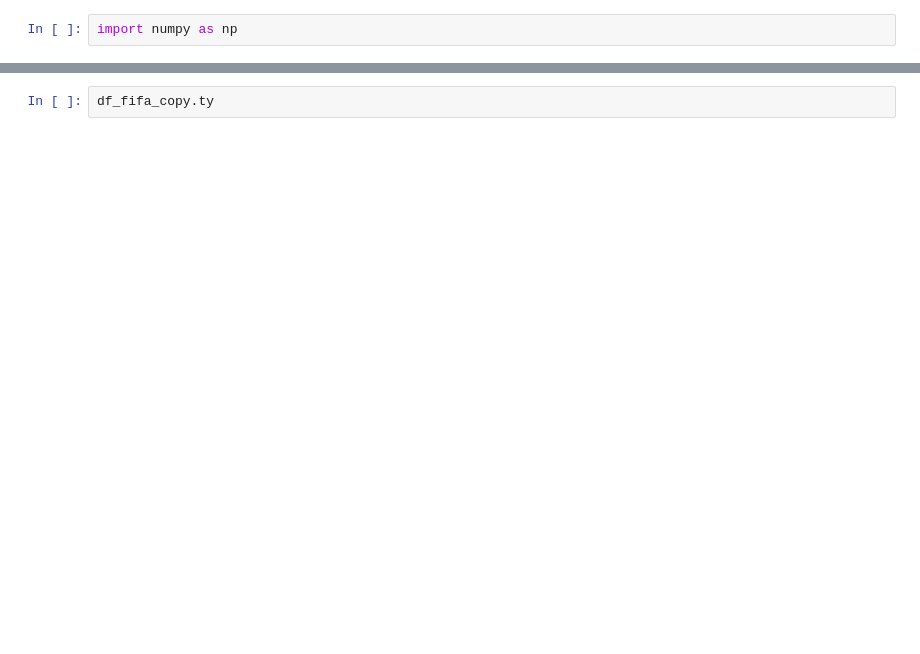
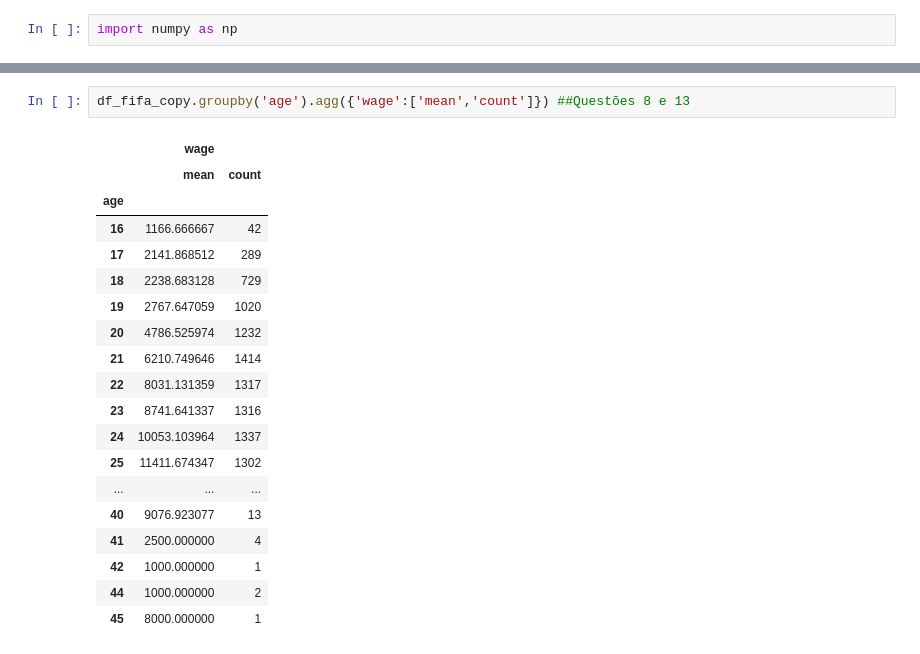
Before and after one commit to flavianacif/DSWP, a Jupyter notebook: 2020_10_09_Exercicio9_FIFA.ipynb, the cells around one changed output, grey strips where cells are left out. Saved outputs shown, nothing was run; the diff lists cells and outputs as text; blank space fills up the shorter version.

```diff
--- a/2020_10_09_Exercicio9_FIFA.ipynb
+++ b/2020_10_09_Exercicio9_FIFA.ipynb
@@ -264,2 +271,22 @@ df_fifa_copy.groupby('club').agg({'wage':['sum','mean']})
-# %%
-df_fifa_copy.ty
+# %%
+df_fifa_copy.groupby('age').agg({'wage':['mean','count']}) ##Questões 8 e 13
+# %% [output]
+|  | wage |  |
+|  | mean | count |
+| age |  |  |
+| 16 | 1166.666667 | 42 |
+| 17 | 2141.868512 | 289 |
+| 18 | 2238.683128 | 729 |
+| 19 | 2767.647059 | 1020 |
+| 20 | 4786.525974 | 1232 |
+| 21 | 6210.749646 | 1414 |
+| 22 | 8031.131359 | 1317 |
+| 23 | 8741.641337 | 1316 |
+| 24 | 10053.103964 | 1337 |
+| 25 | 11411.674347 | 1302 |
+| ... | ... | ... |
+| 40 | 9076.923077 | 13 |
+| 41 | 2500.000000 | 4 |
+| 42 | 1000.000000 | 1 |
+| 44 | 1000.000000 | 2 |
+| 45 | 8000.000000 | 1 |
```
Also changed, not shown: parts of 18 cells of this notebook.
